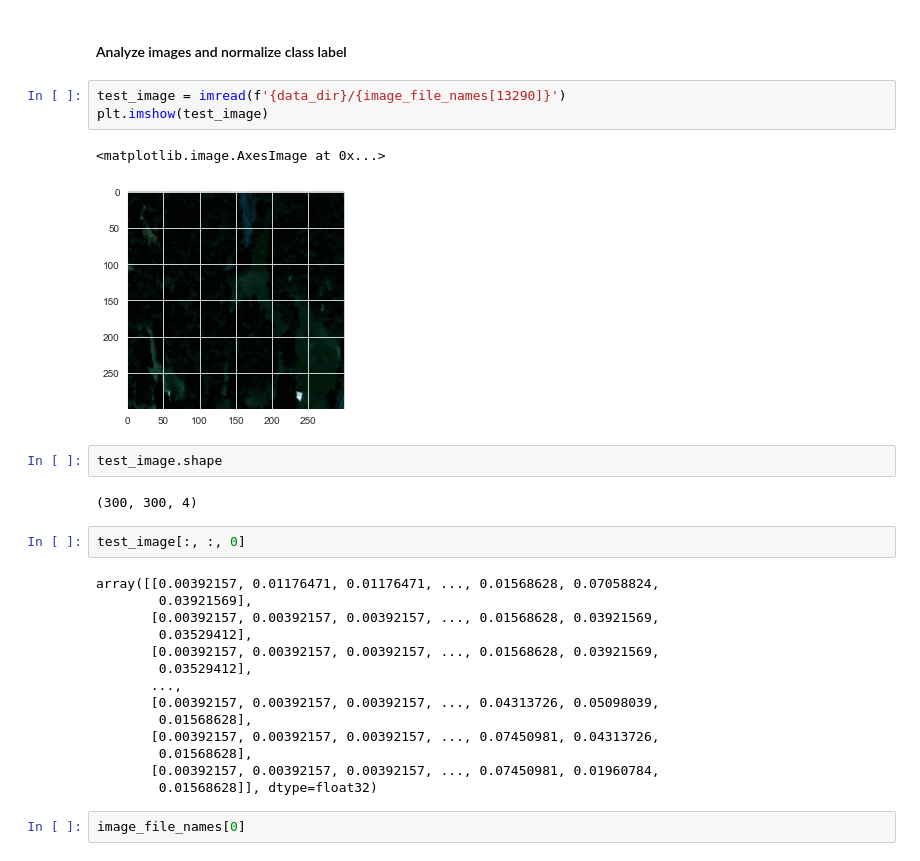
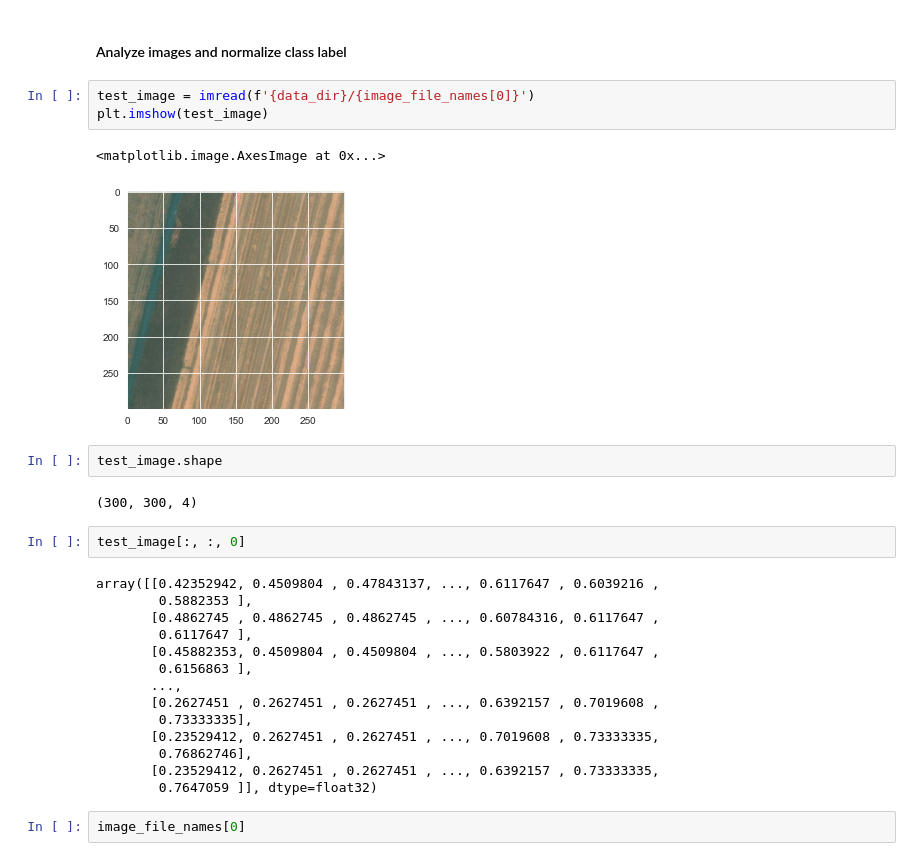
Before and after one commit to Negative-Carbon-Reforestation-Project/deep-learning-on-ray, a Jupyter notebook: notebooks/reforestation_training.ipynb, the cells around one changed output. Cells and saved outputs as stored; diff of their text form.

```diff
--- a/notebooks/reforestation_training.ipynb
+++ b/notebooks/reforestation_training.ipynb
@@ -21,11 +21,11 @@ image_file_names = os.listdir(data_dir)
 # %% [markdown]
 #### Analyze images and normalize class label
 # %%
-test_image = imread(f'{data_dir}/{image_file_names[13290]}')
+test_image = imread(f'{data_dir}/{image_file_names[0]}')
 plt.imshow(test_image)
 # %% [output]
 <matplotlib.image.AxesImage at 0x...>
-[figure, old version]
+[figure, new version]
 # %%
 test_image.shape
 # %% [output]
@@ -33,19 +33,19 @@ test_image.shape
 # %%
 test_image[:, :, 0]
 # %% [output]
-array([[0.00392157, 0.01176471, 0.01176471, ..., 0.01568628, 0.07058824,
-        0.03921569],
-       [0.00392157, 0.00392157, 0.00392157, ..., 0.01568628, 0.03921569,
-        0.03529412],
-       [0.00392157, 0.00392157, 0.00392157, ..., 0.01568628, 0.03921569,
-        0.03529412],
+array([[0.42352942, 0.4509804 , 0.47843137, ..., 0.6117647 , 0.6039216 ,
+        0.5882353 ],
+       [0.4862745 , 0.4862745 , 0.4862745 , ..., 0.60784316, 0.6117647 ,
+        0.6117647 ],
+       [0.45882353, 0.4509804 , 0.4509804 , ..., 0.5803922 , 0.6117647 ,
+        0.6156863 ],
        ...,
-       [0.00392157, 0.00392157, 0.00392157, ..., 0.04313726, 0.05098039,
-        0.01568628],
-       [0.00392157, 0.00392157, 0.00392157, ..., 0.07450981, 0.04313726,
-        0.01568628],
-       [0.00392157, 0.00392157, 0.00392157, ..., 0.07450981, 0.01960784,
-        0.01568628]], dtype=float32)
+       [0.2627451 , 0.2627451 , 0.2627451 , ..., 0.6392157 , 0.7019608 ,
+        0.73333335],
+       [0.23529412, 0.2627451 , 0.2627451 , ..., 0.7019608 , 0.73333335,
+        0.76862746],
+       [0.23529412, 0.2627451 , 0.2627451 , ..., 0.6392157 , 0.73333335,
+        0.7647059 ]], dtype=float32)
 # %%
 image_file_names[0]
 # %% [output]
```
Also changed, not shown: parts of 3 cells of this notebook, 1 other file.
